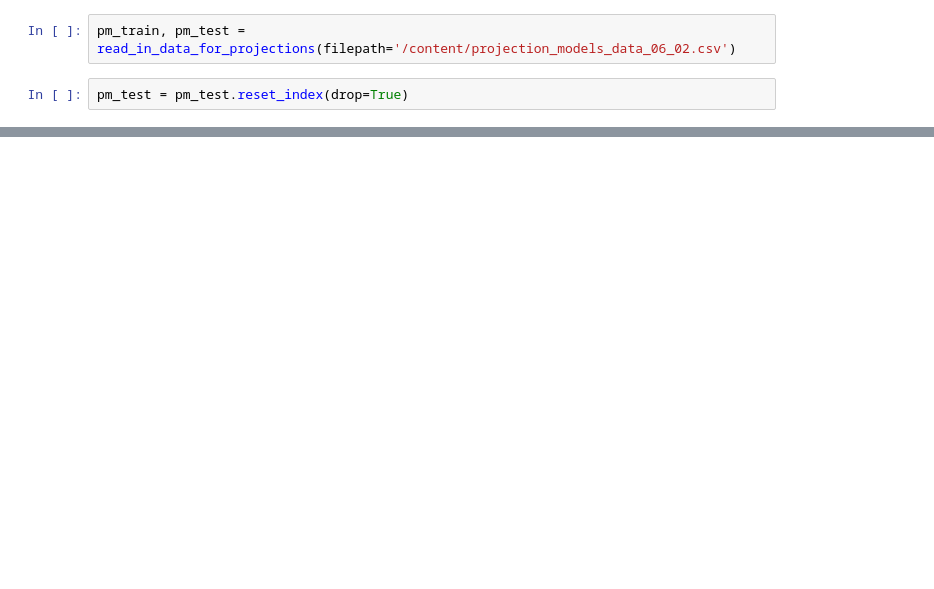
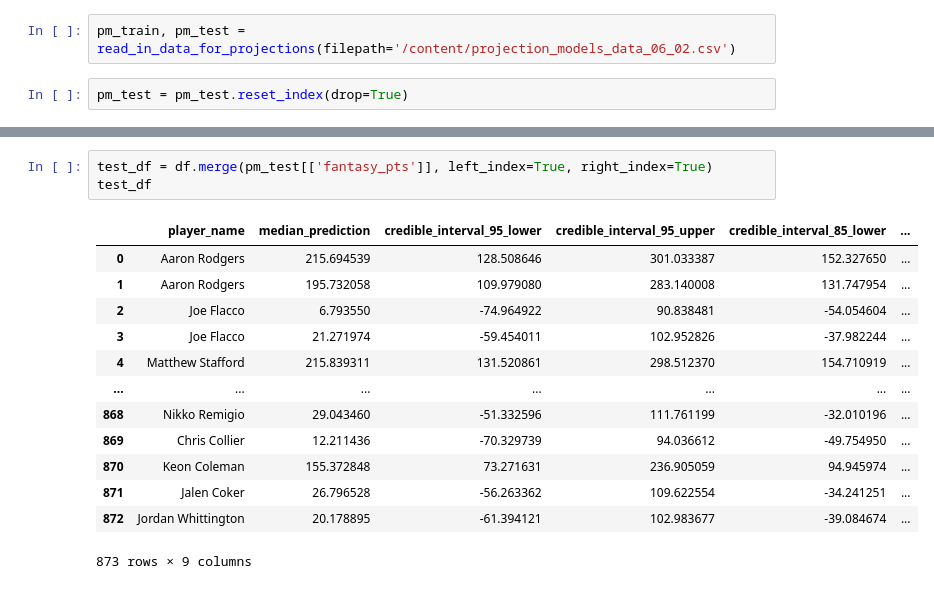
Before and after one commit to alexanderjireland/ff-draft-optimizer, a Jupyter notebook: notebooks/ff_projections_notebook.ipynb, the cells around one changed output, grey strips where cells are left out. Cells and saved outputs as stored; diff of their text form; blank space fills up the shorter version.

```diff
--- a/notebooks/ff_projections_notebook.ipynb
+++ b/notebooks/ff_projections_notebook.ipynb
@@ -41,0 +180,17 @@ df
+# %%
+test_df = df.merge(pm_test[['fantasy_pts']], left_index=True, right_index=True)
+test_df
+# %% [output]
+|  | player_name | median_prediction | credible_interval_95_lower | credible_interval_95_upper | credible_interval_85_lower | ... |
+| 0 | Aaron Rodgers | 215.694539 | 128.508646 | 301.033387 | 152.327650 | ... |
+| 1 | Aaron Rodgers | 195.732058 | 109.979080 | 283.140008 | 131.747954 | ... |
+| 2 | Joe Flacco | 6.793550 | -74.964922 | 90.838481 | -54.054604 | ... |
+| 3 | Joe Flacco | 21.271974 | -59.454011 | 102.952826 | -37.982244 | ... |
+| 4 | Matthew Stafford | 215.839311 | 131.520861 | 298.512370 | 154.710919 | ... |
+| ... | ... | ... | ... | ... | ... | ... |
+| 868 | Nikko Remigio | 29.043460 | -51.332596 | 111.761199 | -32.010196 | ... |
+| 869 | Chris Collier | 12.211436 | -70.329739 | 94.036612 | -49.754950 | ... |
+| 870 | Keon Coleman | 155.372848 | 73.271631 | 236.905059 | 94.945974 | ... |
+| 871 | Jalen Coker | 26.796528 | -56.263362 | 109.622554 | -34.241251 | ... |
+| 872 | Jordan Whittington | 20.178895 | -61.394121 | 102.983677 | -39.084674 | ... |
+873 rows × 9 columns
```
Also changed, not shown: parts of 12 cells of this notebook.
